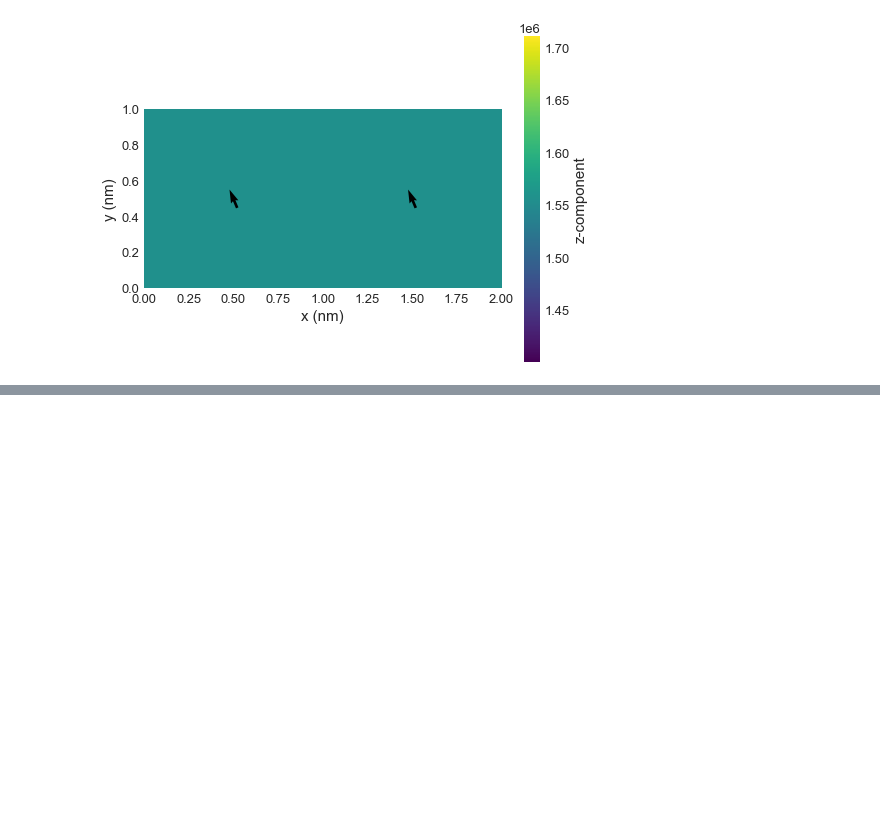
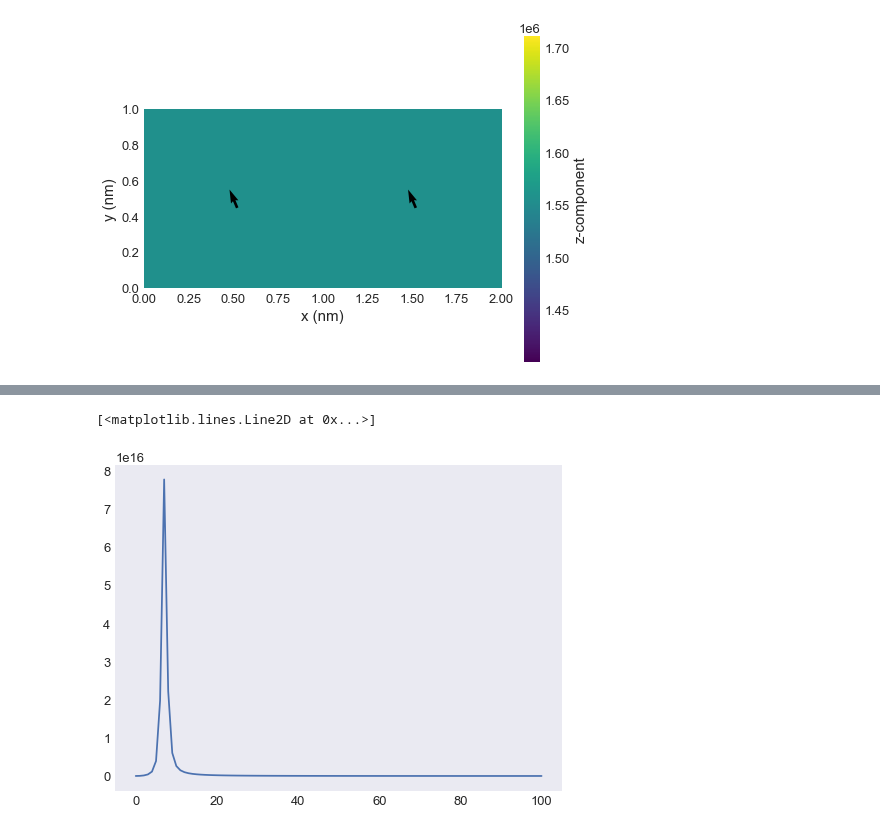
Before and after one commit to ubermag/micromagneticdata, a Jupyter notebook: dev/FFT Development.ipynb, the cells around one changed output, grey strips where cells are left out. Saved outputs shown, nothing was run; the diff lists cells and outputs as text; code cells hidden in the pictures; blank space fills up the shorter version.

```diff
--- a/dev/FFT Development.ipynb
+++ b/dev/FFT Development.ipynb
@@ -51,3 +78,14 @@ f = np.fft.rfft(tot, axis=0)
+# %%
+f_field_ave = []
+for i in np.arange(f.shape[0]):
+    f_field_ave.append(f_field[i].average)
+# %%
+psd = np.abs(f_field_ave)**2
+# %%
+plt.plot(psd[:,0])
+# %% [output]
+[<matplotlib.lines.Line2D at 0x...>]
+[figure, added]
 # %%
 f_sum = f.sum(axis=(1,2,3))
 # %%
```
Also changed, not shown: parts of 26 cells of this notebook.
